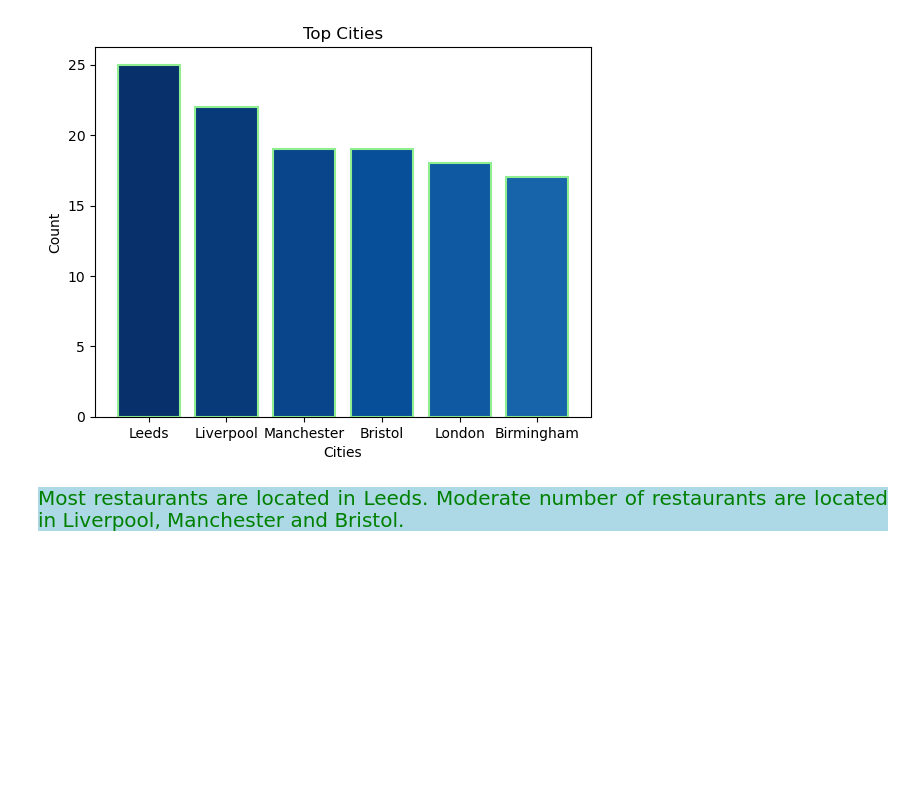
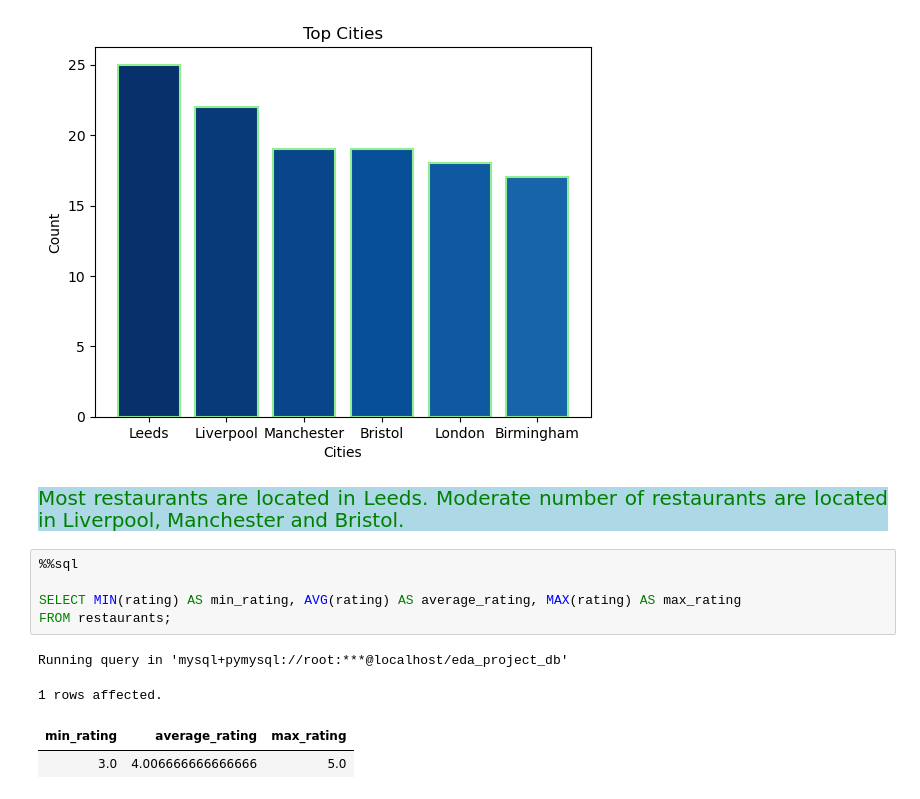
Before and after one commit to Kartika-Nidhi/SQLProjects, a Jupyter notebook: RestaurantAnalysis.ipynb, the cells around one changed output. Cells and saved outputs as stored; diff of their text form; blank space fills up the shorter version.

```diff
--- a/RestaurantAnalysis.ipynb
+++ b/RestaurantAnalysis.ipynb
@@ -311,3 +311,13 @@ plt.show()
 [figure]
 # %% [markdown]
 <div style = "background-color:lightblue; color:green; font-size:20px; text-align:justify">Most restaurants are located in Leeds. Moderate number of restaurants are located in Liverpool, Manchester and Bristol.
+# %%
+%%sql
+
+SELECT MIN(rating) AS min_rating, AVG(rating) AS average_rating, MAX(rating) AS max_rating
+FROM restaurants;
+# %% [output]
+Running query in 'mysql+pymysql://root:***@localhost/eda_project_db'
+1 rows affected.
+| min_rating | average_rating | max_rating |
+| 3.0 | 4.006666666666666 | 5.0 |
```
Also changed, not shown: parts of 7 cells of this notebook.
